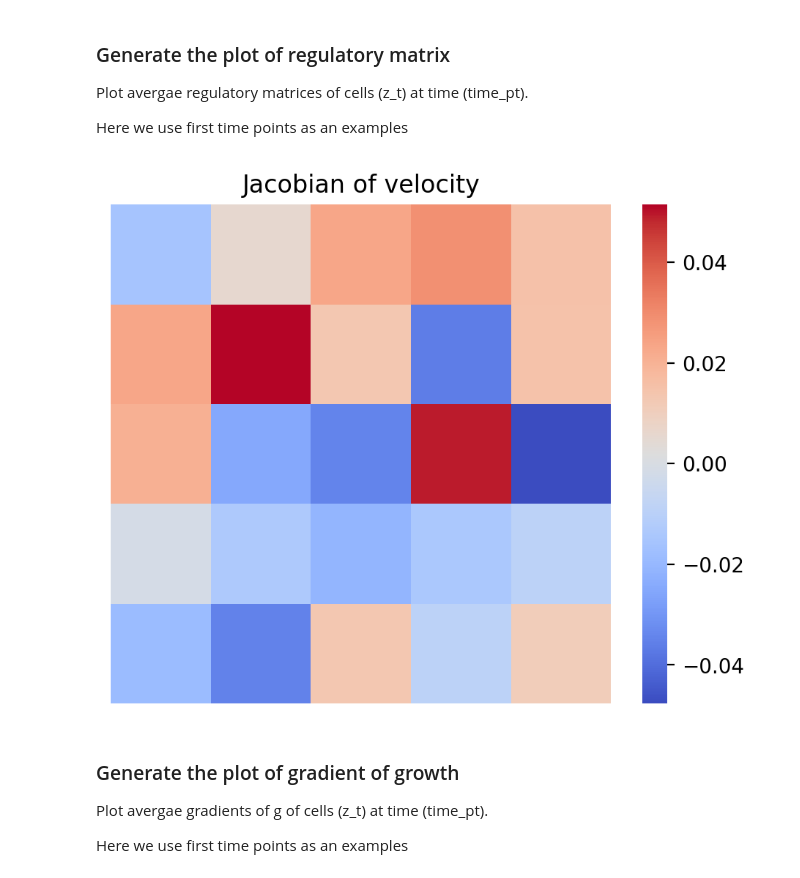
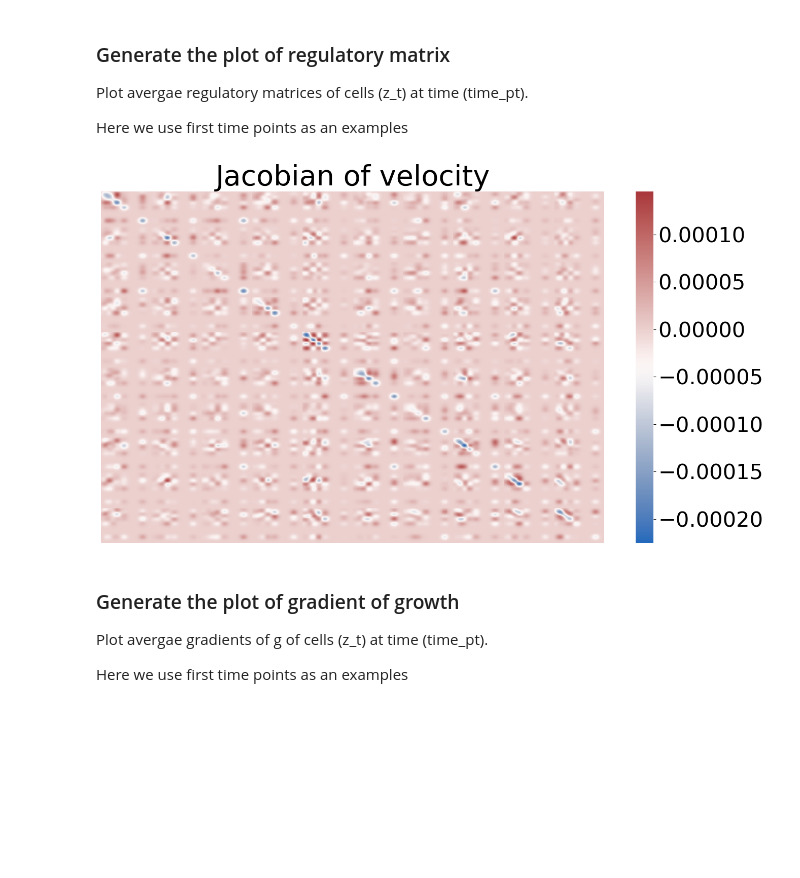
Before and after one commit to coda289/TIGON, a Jupyter notebook: Notebooks/Visualization.ipynb, the cells around one changed output. Cells and saved outputs as stored; diff of their text form; code cells hidden in the pictures; blank space fills up the shorter version.

```diff
--- a/Notebooks/Visualization.ipynb
+++ b/Notebooks/Visualization.ipynb
@@ -23,2 +20,0 @@ X=np.load(f'../doxycol/doxycol10_2d/descriptor.npz')['descriptor'][:10000]
-# %%
-count=np.load(f'../doxycol/doxycol10_2d/descriptor.npz')['counts'][:10000]
@@ -48,25 +23,26 @@ torch.enable_grad()
 random.seed(args.seed)
 torch.manual_seed(args.seed)
 
+
+# Load the object from the .pkl file
+pca = joblib.load(f"{args.save_dir}/pca_info_edit.pkl")
+
 device = torch.device('cuda:' + str(args.gpu)
                         if torch.cuda.is_available() else 'cpu')
 # load dataset
 integral_time = args.timepoints
-data_train,count_train=loaddata_selex(args,device)
 
-time_pts = range(len(data_train))
-leave_1_out = []
-train_time = [x for i,x in enumerate(time_pts) if i!=leave_1_out]
-
+integral_time = args.timepoints
+data_train,count_train,max=loaddata_selex(args,device)
 
 # model
-func = UOT(in_out_dim=data_train[0].shape[1], hidden_dim=args.hidden_dim,n_hiddens=args.n_hiddens,activation=args.activation).to(device)
+func = UOT(in_out_dim=30, hidden_dim=args.hidden_dim,n_hiddens=args.n_hiddens,activation=args.activation).to(device)#data_train[0].shape[1]
 
 # load trained networks
 if args.save_dir is not None:
     if not os.path.exists(args.save_dir):
         os.makedirs(args.save_dir)
-    ckpt_path = os.path.join(args.save_dir, 'ckpt_EMT.pth')
+    ckpt_path = os.path.join(args.save_dir, f'ckpt_itr{args.last}.pth')
     if os.path.exists(ckpt_path):
         checkpoint = torch.load(ckpt_path,map_location=torch.device('cpu'))
         func.load_state_dict(checkpoint['func_state_dict'])
@@ -73,0 +67,17 @@ if args.save_dir is not None:
+# %%
+integral_time=[3,4,5,6,7,8,9,10]
+data_train=[]
+counts_train=[]
+for t in integral_time:
+    with np.load(f'./grid_edit/grid{t}.npz') as data:
+        grid=data['grid']
+        count=data['count']
+    counts_train.append(torch.from_numpy(count).type(torch.float32).to(device))
+    data_train.append(grid)
+grid_t=np.vstack(data_train)
+max=np.sqrt(np.max(grid_t**2))
+new=[]
+for i in range(len(integral_time)):
+    n=data_train[i]/max
+    new.append(torch.from_numpy(n).type(torch.float32).to(device))
+data_train=new
@@ -77,11 +95,13 @@ Plot avergae regulatory matrices of cells (z_t) at time (time_pt).
 
 Here we use first time points as an examples
 # %%
-time_pt = 0
+time_pt = len(integral_time)-1
+import joblib
+# Load the object from the .pkl file
 z_t = data_train[time_pt]
-plot_jac_v(func,z_t,time_pt,'Average_jac_d0.pdf',['UMAP1','UMAP1','UMAP1'],args,device)
+plot_jac_v(pca,func,z_t,time_pt,'Average_jac_d0.pdf',args,device)
 # %% [output]
-[figure, old version]
+[figure, new version]
 # %% [markdown]
 ### Generate the plot of gradient of growth
 Plot avergae gradients of g of cells (z_t) at time (time_pt).
```
Also changed, not shown: parts of 17 cells of this notebook, 9 other files.
